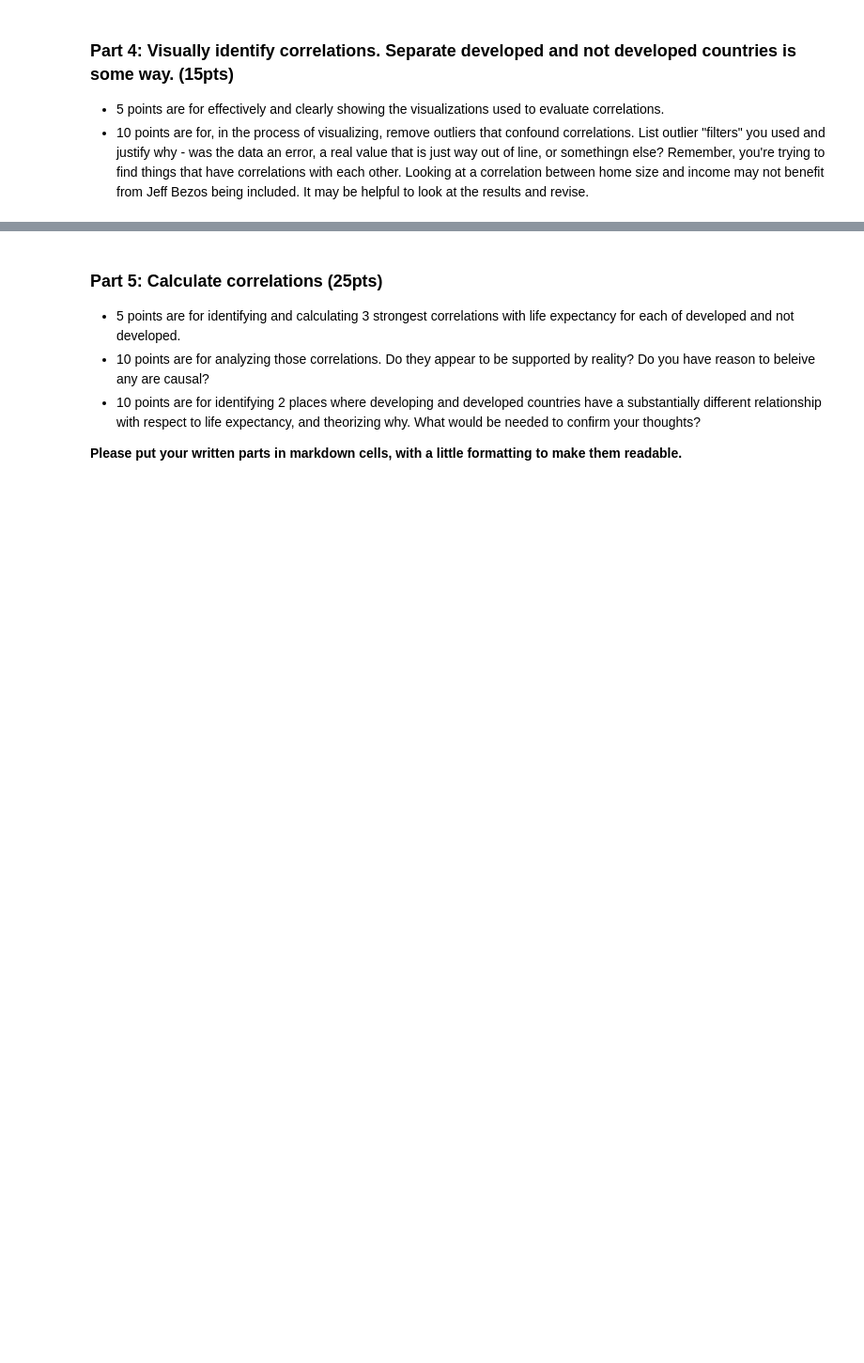
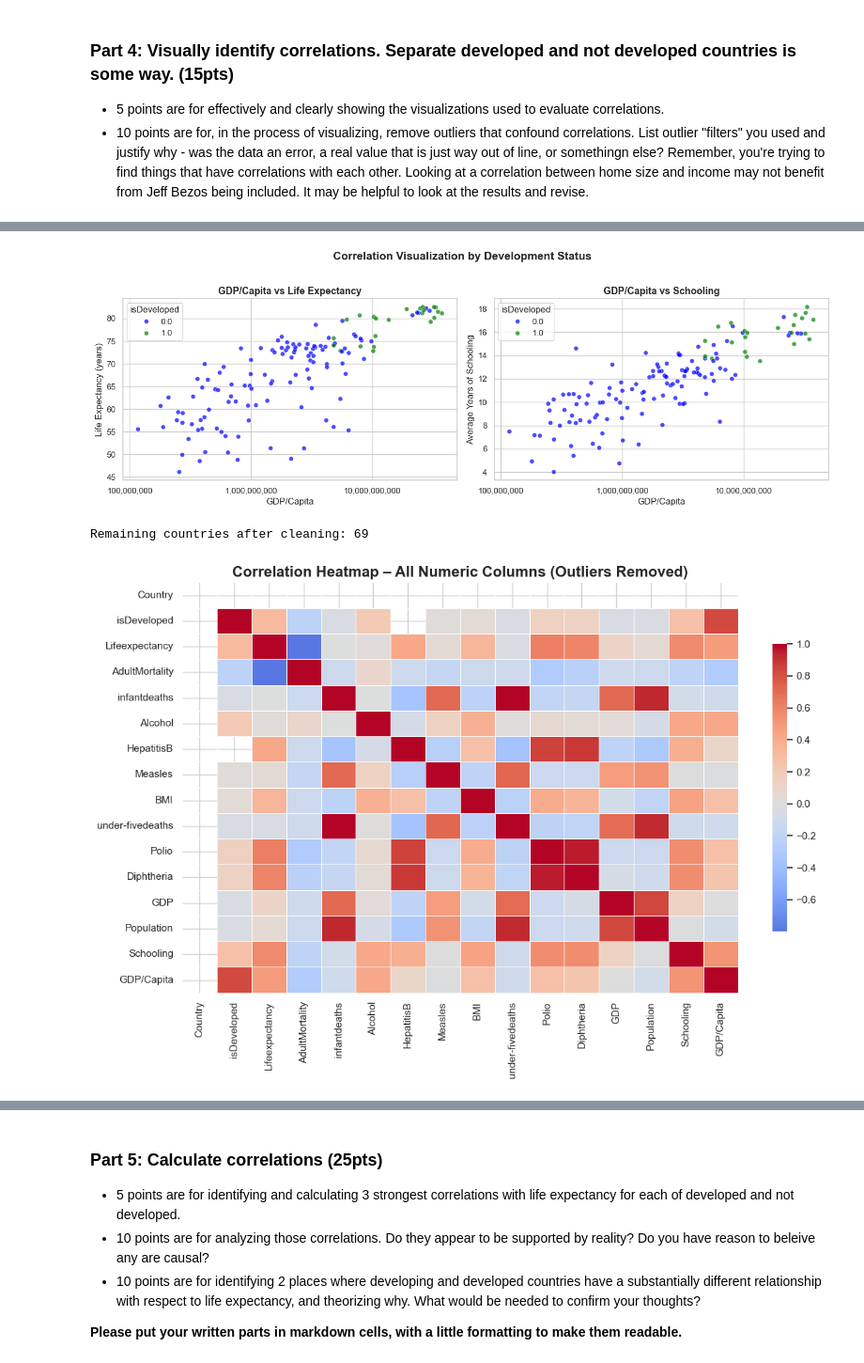
Before and after one commit to AkeemSemperDataScience/data3450-assignment-2-monguyen93, a Jupyter notebook: START_Asn_2.ipynb, the cells around one changed output, grey strips where cells are left out. Shown at 94% size. Cells and saved outputs as stored; diff of their text form; code cells hidden in the pictures; blank space fills up the shorter version.

```diff
--- a/START_Asn_2.ipynb
+++ b/START_Asn_2.ipynb
@@ -103,0 +298,76 @@ Error:
+# %%
+#Visualize correlations.
+
+df_corr = dfLE.copy()
+df_corr["GDP/Capita"]      = pd.to_numeric(df_corr["GDP/Capita"], errors='coerce')
+df_corr["Lifeexpectancy"] = pd.to_numeric(df_corr["Lifeexpectancy"], errors='coerce')
+df_corr["Schooling"]      = pd.to_numeric(df_corr["Schooling"], errors='coerce')
+df_corr = df_corr.dropna(subset=["GDP/Capita", "Lifeexpectancy", "Schooling", "isDeveloped"])
+
+# ---------- 2. Outlier filters ----------
+upper_gdp_limit = df_corr["GDP/Capita"].quantile(0.98)
+df_corr = df_corr[df_corr["GDP/Capita"] < upper_gdp_limit]                     # extreme wealth nations removed
+df_corr = df_corr[(df_corr["Lifeexpectancy"].between(40, 90))]                # unrealistic low/high removed
+df_corr = df_corr[(df_corr["Schooling"].between(4, 20))]                      # implausible schooling filtered
+
+# ---------- 3. Visualization ----------
+
+def comma_formatter(x, pos):
+    return f"{int(x):,}"
+
+fig, axes = plt.subplots(1, 2, figsize=(14,5))
+
+# GDP/Capita vs Life Expectancy
+sns.scatterplot(data=df_corr, x="GDP/Capita", y="Lifeexpectancy", hue="isDeveloped",
+                palette={1.0:"green", 0.0:"blue"}, alpha=0.7, ax=axes[0])
+axes[0].set_xscale("log")
+axes[0].set_title("GDP/Capita vs Life Expectancy", fontsize=13, weight='bold')
+axes[0].set_xlabel("GDP/Capita")
+axes[0].set_ylabel("Life Expectancy (years)")
+axes[0].xaxis.set_major_formatter(FuncFormatter(comma_formatter))  # 👈 format x-axis
+
+# GDP/Capita vs Schooling
+sns.scatterplot(data=df_corr, x="GDP/Capita", y="Schooling", hue="isDeveloped",
+                palette={1.0:"green", 0.0:"blue"}, alpha=0.7, ax=axes[1])
+axes[1].set_xscale("log")
+axes[1].set_title("GDP/Capita vs Schooling", fontsize=13, weight='bold')
+axes[1].set_xlabel("GDP/Capita")
+axes[1].set_ylabel("Average Years of Schooling")
+axes[1].xaxis.set_major_formatter(FuncFormatter(comma_formatter))  # 👈 format x-axis
+
+plt.suptitle("Correlation Visualization by Development Status", fontsize=15, weight='bold')
+plt.tight_layout(rect=[0,0,1,0.96])
+plt.show()
+
+
+
+df_corr = dfLE.copy()
+df_corr = df_corr.apply(pd.to_numeric, errors='coerce')
+
+# Outliers filter
+filters = (
+    (df_corr["GDP/Capita"] < df_corr["GDP/Capita"].quantile(0.98)) &  # remove extreme GDP
+    (df_corr["Lifeexpectancy"].between(40, 90)) &                    # biological realism
+    (df_corr["Schooling"].between(4, 20)) &                          # plausible schooling
+    (df_corr["BMI"].between(10, 40)) &                               # valid BMI range
+    (df_corr["Alcohol"] < df_corr["Alcohol"].quantile(0.98))         # remove alcohol outliers
+)
+df_corr = df_corr[filters].dropna(subset=["isDeveloped"])
+
+print(f"Remaining countries after cleaning: {len(df_corr)}")
+
+
+# Heatmap of all countries and GDP/Capita
+numeric_df = df_corr.select_dtypes(include=[np.number]).drop(columns=['GDPperCapita'], errors='ignore')
+corr_matrix = numeric_df.corr()
+
+plt.figure(figsize=(12,8))
+sns.heatmap(corr_matrix, cmap="coolwarm", center=0, linewidths=0.4, cbar_kws={'shrink':0.7})
+plt.title("Correlation Heatmap – All Numeric Columns (Outliers Removed)",
+          fontsize=16, weight='bold')
+plt.tight_layout()
+plt.show()
+# %% [output]
+[figure, added]
+Remaining countries after cleaning: 69
+[figure, added]
```
Also changed, not shown: parts of 16 cells of this notebook, 4 other files.
